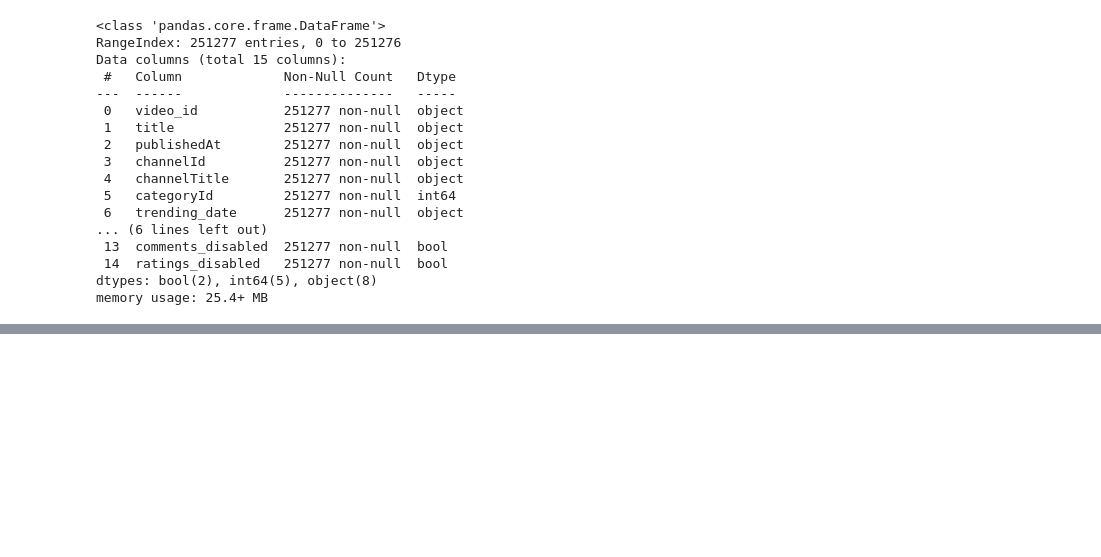
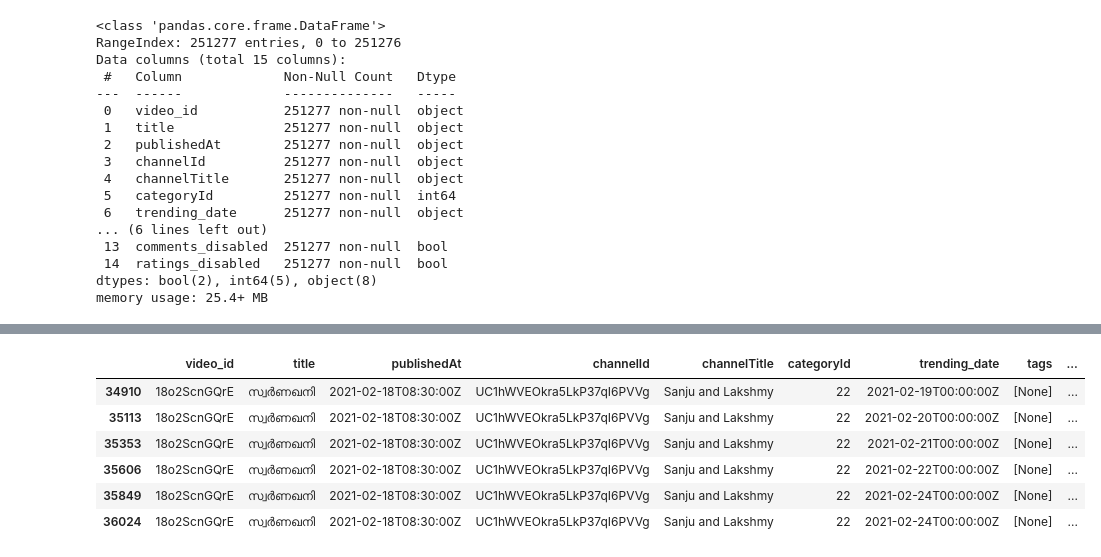
Before and after one commit to jin-raii/netflix-clone, a Jupyter notebook: notebookc6bb6292c2.ipynb, the cells around one changed output, grey strips where cells are left out. Cells and saved outputs as stored; diff of their text form; code cells hidden in the pictures; blank space fills up the shorter version.

```diff
--- a/notebookc6bb6292c2.ipynb
+++ b/notebookc6bb6292c2.ipynb
@@ -153,0 +185,10 @@ memory usage: 25.4+ MB
+# %%
+df.query('video_id == "18o2ScnGQrE"')
+# %% [output]
+|  | video_id | title | publishedAt | channelId | channelTitle | categoryId | trending_date | tags | ... |
+| 34910 | 18o2ScnGQrE | സ്വര്‍ണഖനി | 2021-02-18T08:30:00Z | UC1hWVEOkra5LkP37qI6PVVg | Sanju and Lakshmy | 22 | 2021-02-19T00:00:00Z | [None] | ... |
+| 35113 | 18o2ScnGQrE | സ്വര്‍ണഖനി | 2021-02-18T08:30:00Z | UC1hWVEOkra5LkP37qI6PVVg | Sanju and Lakshmy | 22 | 2021-02-20T00:00:00Z | [None] | ... |
+| 35353 | 18o2ScnGQrE | സ്വര്‍ണഖനി | 2021-02-18T08:30:00Z | UC1hWVEOkra5LkP37qI6PVVg | Sanju and Lakshmy | 22 | 2021-02-21T00:00:00Z | [None] | ... |
+| 35606 | 18o2ScnGQrE | സ്വര്‍ണഖനി | 2021-02-18T08:30:00Z | UC1hWVEOkra5LkP37qI6PVVg | Sanju and Lakshmy | 22 | 2021-02-22T00:00:00Z | [None] | ... |
+| 35849 | 18o2ScnGQrE | സ്വര്‍ണഖനി | 2021-02-18T08:30:00Z | UC1hWVEOkra5LkP37qI6PVVg | Sanju and Lakshmy | 22 | 2021-02-24T00:00:00Z | [None] | ... |
+| 36024 | 18o2ScnGQrE | സ്വര്‍ണഖനി | 2021-02-18T08:30:00Z | UC1hWVEOkra5LkP37qI6PVVg | Sanju and Lakshmy | 22 | 2021-02-24T00:00:00Z | [None] | ... |
```
Also changed, not shown: parts of 2 cells of this notebook.
